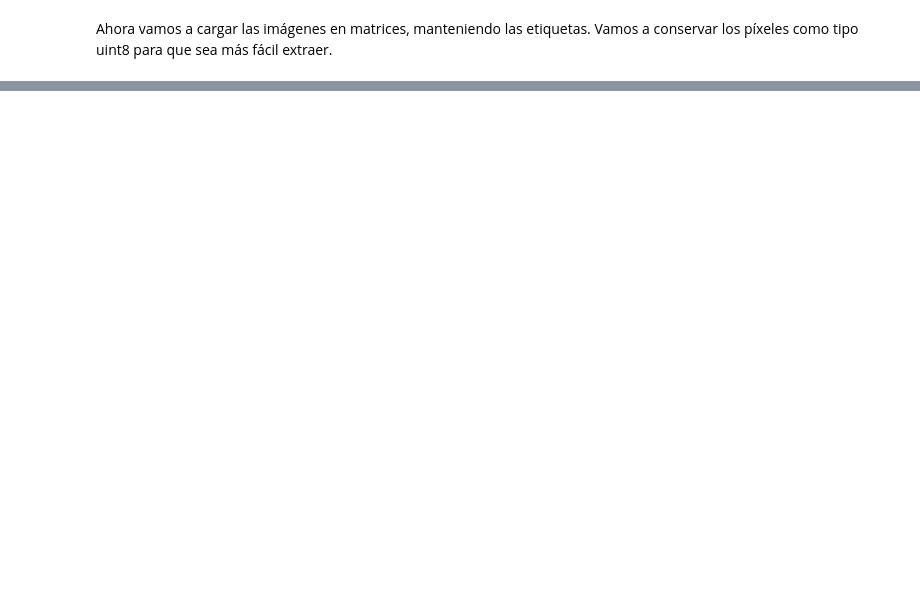
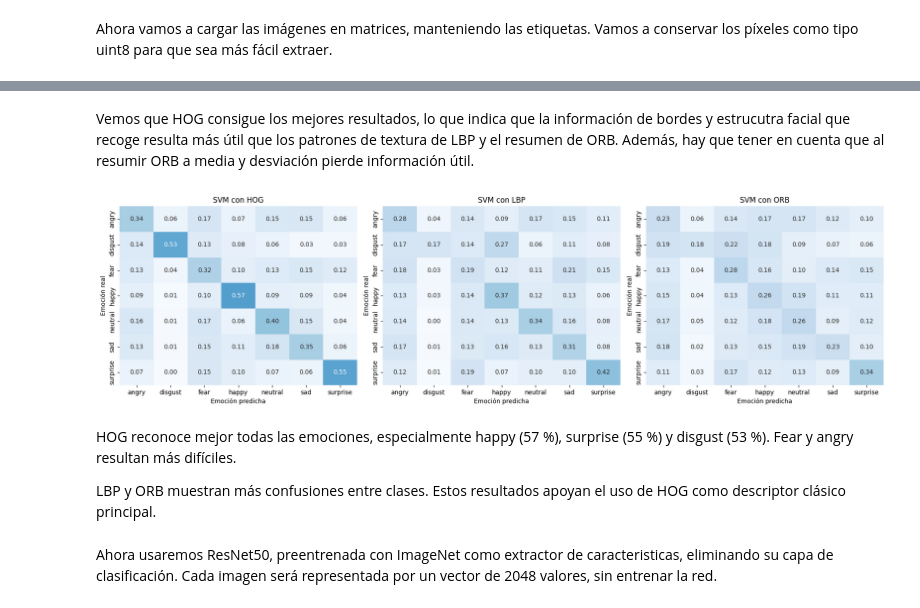
Before and after one commit to oliverAnderson18/deteccion_emociones, a Jupyter notebook: develop.ipynb, the cells around one changed output, grey strips where cells are left out. Cells and saved outputs as stored; diff of their text form; code cells hidden in the pictures; blank space fills up the shorter version.

```diff
--- a/develop.ipynb
+++ b/develop.ipynb
@@ -832,0 +1093,17 @@ Rango de píxeles: 0 - 255
+# %%
+LBP_train = np.stack([
+    extract_lbp(image) for image in X_train
+])
+
+LBP_test = np.stack([
+    extract_lbp(image) for image in X_test
+])
+
+assert LBP_train.shape == (len(y_train), 360)
+assert LBP_test.shape == (len(y_test), 360)
+
+assert np.isfinite(LBP_train).all()
+assert np.isfinite(LBP_test).all()
+
+print("LBP train:", LBP_train.shape)
+print("LBP test:", LBP_test.shape)
@@ -832,0 +1346,44 @@ Rango de píxeles: 0 - 255
+# %% [markdown]
+Vemos que HOG consigue los mejores resultados, lo que indica que la información de bordes y estrucutra facial que recoge resulta más útil que los patrones de textura de LBP y el resumen de ORB. Además, hay que tener en cuenta que al resumir ORB a media y desviación pierde información útil.
+# %%
+import seaborn as sns
+
+fig, axes = plt.subplots(1, 3, figsize=(18, 5))
+
+for ax, name in zip(axes, classic_features):
+    cm = confusion_matrix(
+        y_test,
+        svm_predictions[name],
+        labels=CLASSES,
+        normalize="true"
+    )
+
+    sns.heatmap(
+        cm,
+        annot=True,
+        fmt=".2f",
+        cmap="Blues",
+        xticklabels=CLASSES,
+        yticklabels=CLASSES,
+        vmin=0,
+        vmax=1,
+        cbar=False,
+        ax=ax
+    )
+
+    ax.set_title(f"SVM con {name}")
+    ax.set_xlabel("Emoción predicha")
+    ax.set_ylabel("Emoción real")
+
+plt.tight_layout()
+plt.show()
+# %% [output]
+[figure, added]
+# %% [markdown]
+HOG reconoce mejor todas las emociones, especialmente happy (57 %),
+surprise (55 %) y disgust (53 %). Fear y angry resultan más difíciles.
+
+LBP y ORB muestran más confusiones entre clases. Estos resultados
+apoyan el uso de HOG como descriptor clásico principal.
+# %% [markdown]
+Ahora usaremos ResNet50, preentrenada con ImageNet como extractor de caracteristicas, eliminando su capa de clasificación. Cada imagen será representada por un vector de 2048 valores, sin entrenar la red.
```
Also changed, not shown: parts of 52 cells of this notebook, 3 other files.
